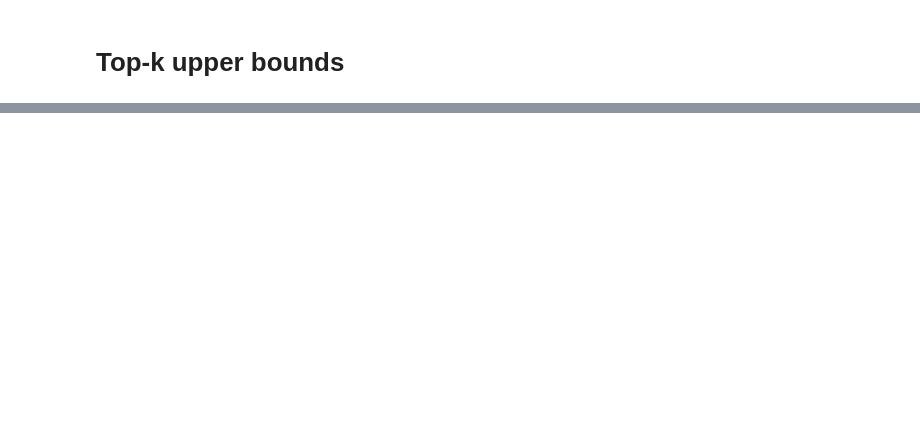
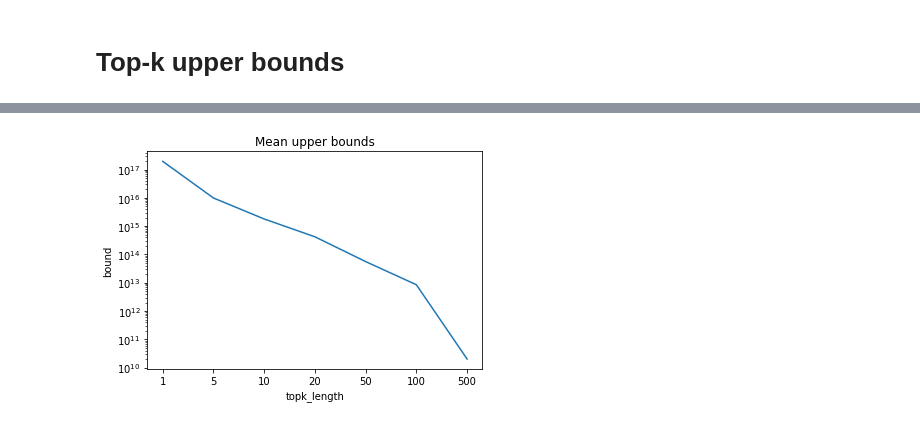
Before and after one commit to rbergm/PostBOUND, a Jupyter notebook: ues/UES_TopKBounds.ipynb, the cells around one changed output, grey strips where cells are left out. Cells and saved outputs as stored; diff of their text form; code cells hidden in the pictures; blank space fills up the shorter version.

Commit message:
TopK workload analysis progress

```diff
--- a/ues/UES_TopKBounds.ipynb
+++ b/ues/UES_TopKBounds.ipynb
@@ -17,8 +17,9 @@ from analysis import selection
 from postgres import explain
 from transform import db, mosp
 # %%
-def read_workload(topk_length: int = np.nan, raw: str = "") -> pd.DataFrame:
-    path = f"workloads/topk-setups/job-ues-results-topk-{topk_length}-linear.csv" if not raw else raw
+def read_workload(topk_length: int = np.nan, raw: str = "", *, linear: bool = True) -> pd.DataFrame:
+    linear_suffix = "-linear" if linear else ""
+    path = f"workloads/topk-setups/job-ues-results-topk-{topk_length}{linear_suffix}.csv" if not raw else raw
     df = pd.read_csv(path, converters={"query": mosp.MospQuery.parse, "ues_bounds": json.loads, "query_result": json.loads})
     df = selection.best_query_repetition(df, "label", performance_col="query_rt_total")
     df = selection.reorder(df)
@@ -32,20 +33,14 @@ def read_workload(topk_length: int = np.nan, raw: str = "") -> pd.DataFrame:
     else:
         df["mode"] = "ues"
         df["topk_length"] = 0
+    df["linear"] = linear
     return df
 # %%
-print("Reading UES")
-df_ues = read_workload(raw="workloads/job-ues-results-base-linear.csv")
-
-print("Reading Top-5")
-df_top5 = read_workload(5)
-
-print("Reading Top-15")
-df_top15 = read_workload(15)
-
-print("Reading Top-50")
-df_top50 = read_workload(50)
-
-print("Reading Top-100")
-df_top100 = read_workload(100)
+print("Now reading UES workloads")
+all_workloads = [read_workload(raw="workloads/job-ues-results-base-linear.csv", linear=True), read_workload(raw="workloads/job-ues-results-base.csv", linear=False)]
+for topk_setting in [1, 5, 10, 20, 50, 100, 500]:
+    print("Now reading workloads for topk =", topk_setting)
+    all_workloads.append(read_workload(topk_setting, linear=True))
+    all_workloads.append(read_workload(topk_setting, linear=False))
+results = pd.concat(all_workloads)
 # %% [output]
@@ -108,0 +97,8 @@ sns.boxplot(data=df[df["topk_length"] < 100], x="topk_length", y="bound_improvem
+# %%
+mean_topk_bounds = results[(results["mode"] == "top-k") & results["linear"]].groupby("topk_length").bound.mean().to_frame().reset_index()
+mean_topk_bounds.topk_length = mean_topk_bounds.topk_length.astype(str)
+g = sns.lineplot(data=mean_topk_bounds, x="topk_length", y="bound")
+g.set(title="Mean upper bounds")
+__ = g.set(yscale="log")
+# %% [output]
+[figure, added]
```
Also changed, not shown: parts of 12 cells of this notebook.
